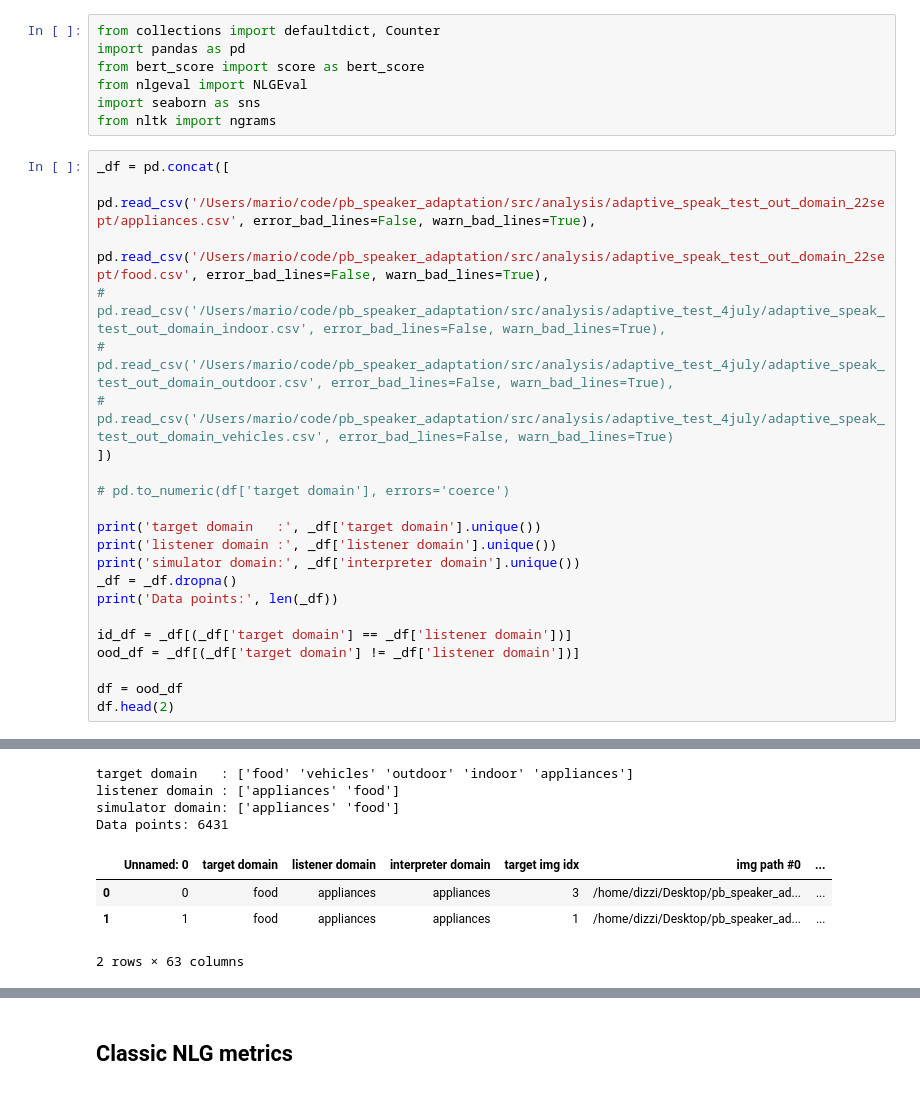
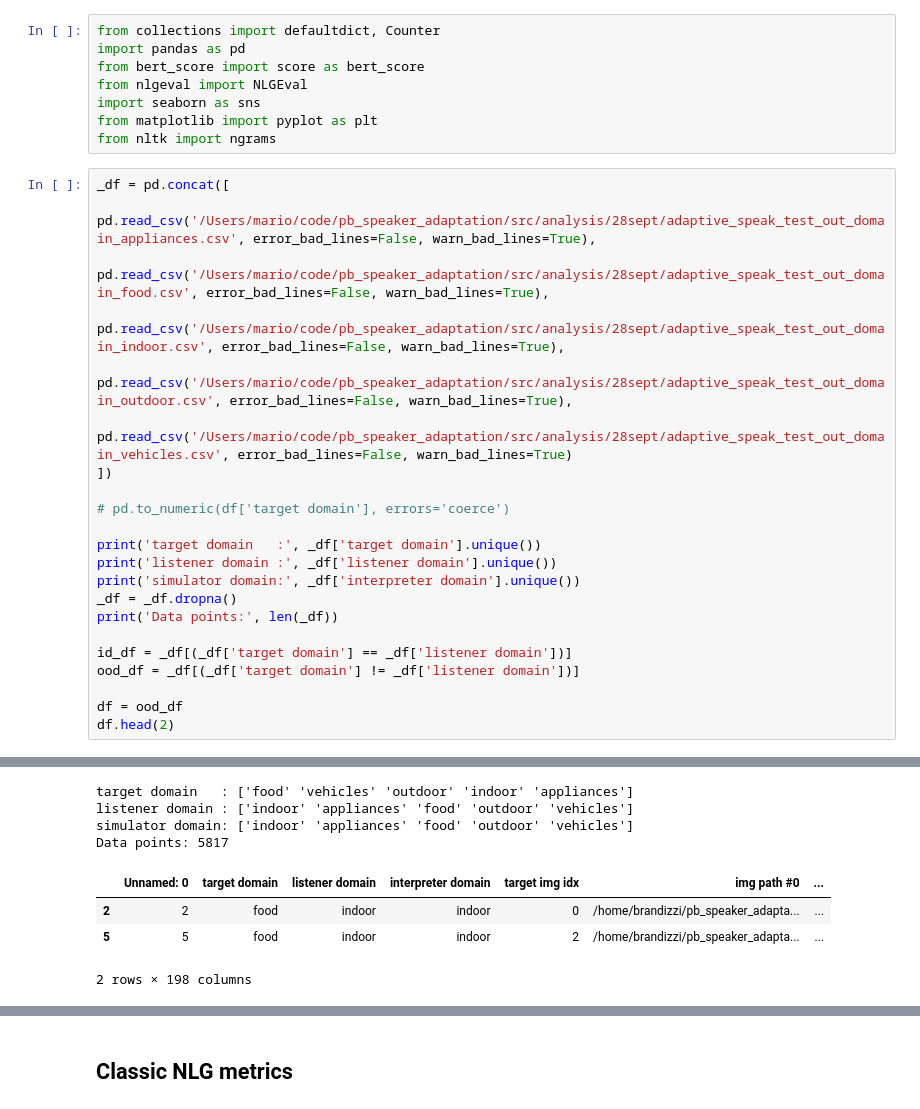
Before and after one commit to nicofirst1/speaker-adaptation, a Jupyter notebook: src/analysis/reference_based_eval_target-original.ipynb, the cells around one changed output, grey strips where cells are left out. Cells and saved outputs as stored; diff of their text form.

```diff
--- a/src/analysis/reference_based_eval_target-original.ipynb
+++ b/src/analysis/reference_based_eval_target-original.ipynb
@@ -4,14 +4,15 @@ import pandas as pd
 from bert_score import score as bert_score
 from nlgeval import NLGEval
 import seaborn as sns
+from matplotlib import pyplot as plt
 from nltk import ngrams
 # %%
 _df = pd.concat([
-    pd.read_csv('/Users/mario/code/pb_speaker_adaptation/src/analysis/adaptive_speak_test_out_domain_22sept/appliances.csv', error_bad_lines=False, warn_bad_lines=True),
-    pd.read_csv('/Users/mario/code/pb_speaker_adaptation/src/analysis/adaptive_speak_test_out_domain_22sept/food.csv', error_bad_lines=False, warn_bad_lines=True),
-#     pd.read_csv('/Users/mario/code/pb_speaker_adaptation/src/analysis/adaptive_test_4july/adaptive_speak_test_out_domain_indoor.csv', error_bad_lines=False, warn_bad_lines=True),
-#     pd.read_csv('/Users/mario/code/pb_speaker_adaptation/src/analysis/adaptive_test_4july/adaptive_speak_test_out_domain_outdoor.csv', error_bad_lines=False, warn_bad_lines=True),
-#     pd.read_csv('/Users/mario/code/pb_speaker_adaptation/src/analysis/adaptive_test_4july/adaptive_speak_test_out_domain_vehicles.csv', error_bad_lines=False, warn_bad_lines=True)
+    pd.read_csv('/Users/mario/code/pb_speaker_adaptation/src/analysis/28sept/adaptive_speak_test_out_domain_appliances.csv', error_bad_lines=False, warn_bad_lines=True),
+    pd.read_csv('/Users/mario/code/pb_speaker_adaptation/src/analysis/28sept/adaptive_speak_test_out_domain_food.csv', error_bad_lines=False, warn_bad_lines=True),
+    pd.read_csv('/Users/mario/code/pb_speaker_adaptation/src/analysis/28sept/adaptive_speak_test_out_domain_indoor.csv', error_bad_lines=False, warn_bad_lines=True),
+    pd.read_csv('/Users/mario/code/pb_speaker_adaptation/src/analysis/28sept/adaptive_speak_test_out_domain_outdoor.csv', error_bad_lines=False, warn_bad_lines=True),
+    pd.read_csv('/Users/mario/code/pb_speaker_adaptation/src/analysis/28sept/adaptive_speak_test_out_domain_vehicles.csv', error_bad_lines=False, warn_bad_lines=True)
 ])
 
 # pd.to_numeric(df['target domain'], errors='coerce')
@@ -41,8 +49,8 @@ df.head(2)
 target domain   : ['food' 'vehicles' 'outdoor' 'indoor' 'appliances']
-listener domain : ['appliances' 'food']
-simulator domain: ['appliances' 'food']
-Data points: 6431
+listener domain : ['indoor' 'appliances' 'food' 'outdoor' 'vehicles']
+simulator domain: ['indoor' 'appliances' 'food' 'outdoor' 'vehicles']
+Data points: 5817
 |  | Unnamed: 0 | target domain | listener domain | interpreter domain | target img idx | img path #0 | ... |
-| 0 | 0 | food | appliances | appliances | 3 | /home/dizzi/Desktop/pb_speaker_ad... | ... |
-| 1 | 1 | food | appliances | appliances | 1 | /home/dizzi/Desktop/pb_speaker_ad... | ... |
+| 2 | 2 | food | indoor | indoor | 0 | /home/brandizzi/pb_speaker_adapta... | ... |
+| 5 | 5 | food | indoor | indoor | 2 | /home/brandizzi/pb_speaker_adapta... | ... |
-2 rows × 63 columns
+2 rows × 198 columns
```
Also changed, not shown: parts of 11 cells of this notebook, 3 other files.
